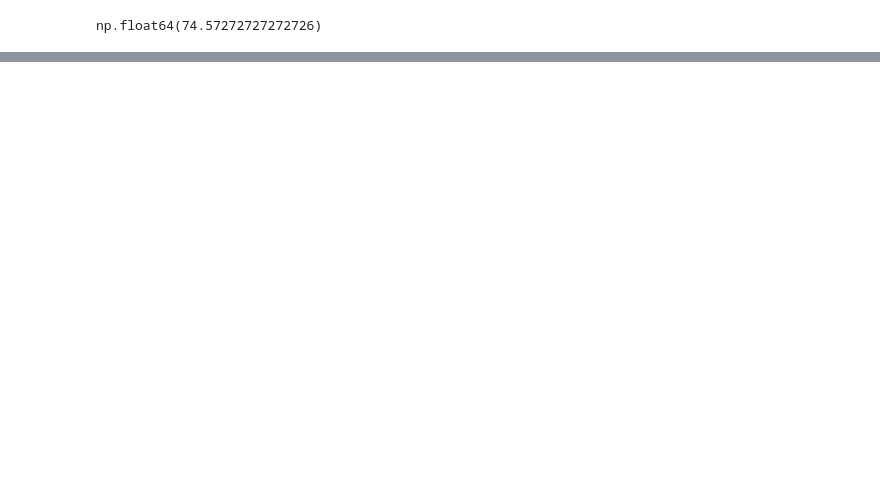
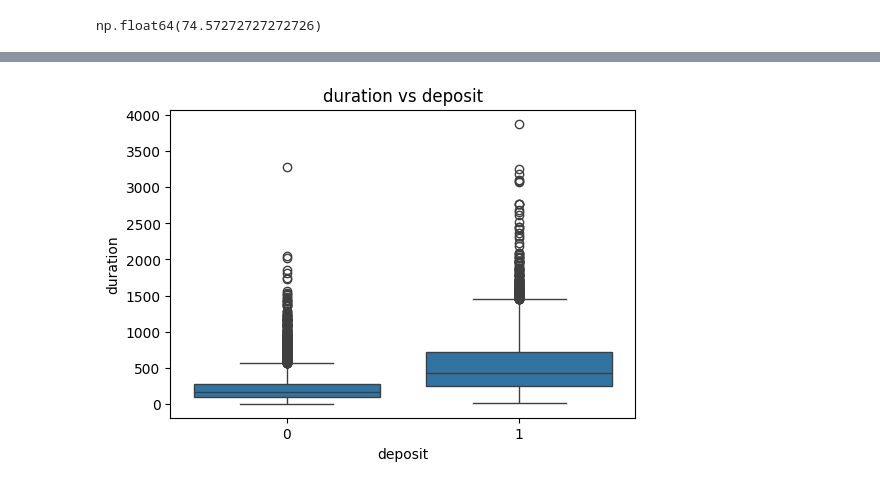
Before and after one commit to DiegoVa6/Grupo05_Practica1, a Jupyter notebook: exercise.ipynb, the cells around one changed output, grey strips where cells are left out. Cells and saved outputs as stored; diff of their text form; code cells hidden in the pictures; blank space fills up the shorter version.

```diff
--- a/exercise.ipynb
+++ b/exercise.ipynb
@@ -155,3 +207,3 @@ Vamos a crear una columna nueva donde 1 si se ha contactado y 0 si nunca le han
 # %%
-ava_data["npdays"] = (ava_data["pdays"] != -1).astype(int)
-ava_data["pdays"] = ava_data["pdays"].replace(-1, np.nan)
+X["npdays"] = (X["pdays"] != -1).astype(int)
+X["pdays"] = X["pdays"].replace(-1, np.nan)
@@ -157,0 +265,13 @@ ava_data["pdays"] = ava_data["pdays"].replace(-1, np.nan)
+# %%
+import seaborn as sns
+import matplotlib.pyplot as plt
+
+tmp = X.copy()
+tmp["deposit"] = y
+
+plt.figure(figsize=(6,4))
+sns.boxplot(data=tmp, x="deposit", y="duration")
+plt.title("duration vs deposit")
+plt.show()
+# %% [output]
+[figure, added]
```
Also changed, not shown: parts of 31 cells of this notebook.
